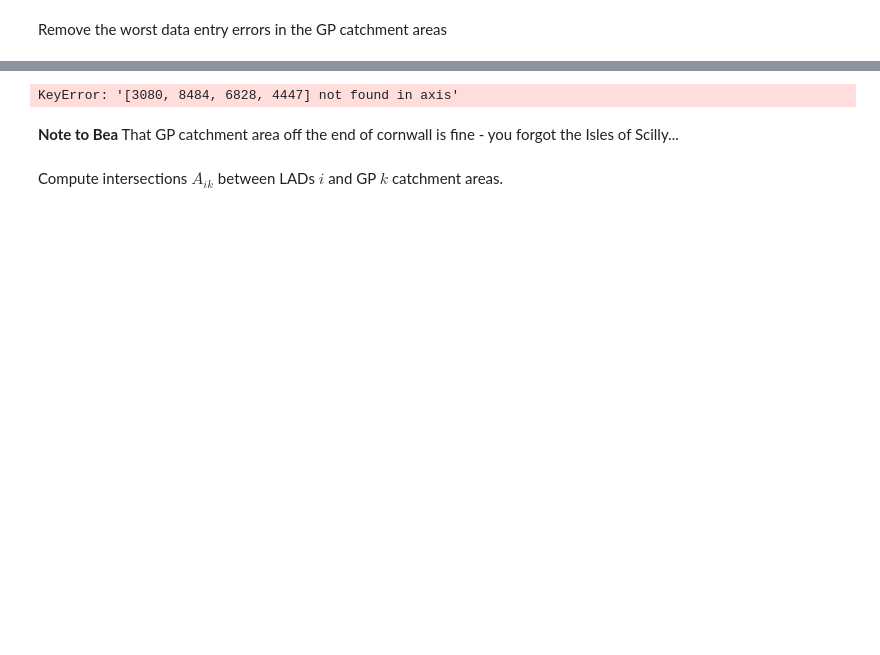
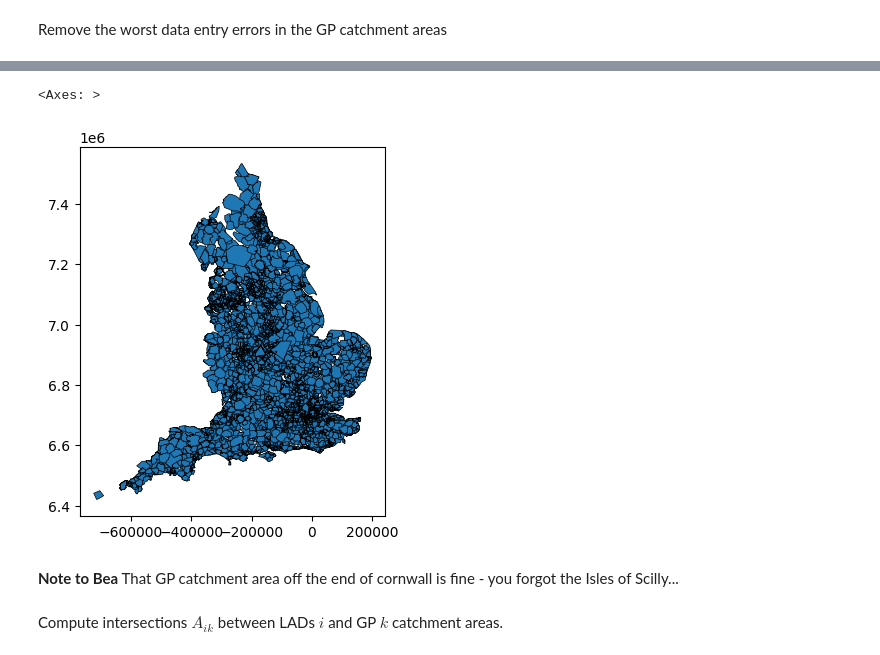
Before and after one commit to Bea-Taylor/DifDem_inequalities, a Jupyter notebook: nbs/core/02b_LSOA_and_GP_intersections.ipynb, the cells around one changed output, grey strips where cells are left out. Saved outputs shown, nothing was run; the diff lists cells and outputs as text; code cells hidden in the pictures; blank space fills up the shorter version.

```diff
--- a/nbs/core/02b_LSOA_and_GP_intersections.ipynb
+++ b/nbs/core/02b_LSOA_and_GP_intersections.ipynb
@@ -121,8 +88,9 @@ Name: Name, dtype: object
 # %%
-gdf_catchment = gdf_catchment.drop(catchment_to_remove)
+gdf_catchment = gdf_catchment.drop([948, 947, 946, 7138])
 gdf_catchment.plot(edgecolor='black', linewidth=0.5)
 # %% [output]
-KeyError: '[3080, 8484, 6828, 4447] not found in axis'
+<Axes: >
+[figure, added]
 # %% [markdown]
 **Note to Bea** That GP catchment area off the end of cornwall is fine - you forgot the Isles of Scilly...
 # %%
```
Also changed, not shown: parts of 32 cells of this notebook.
